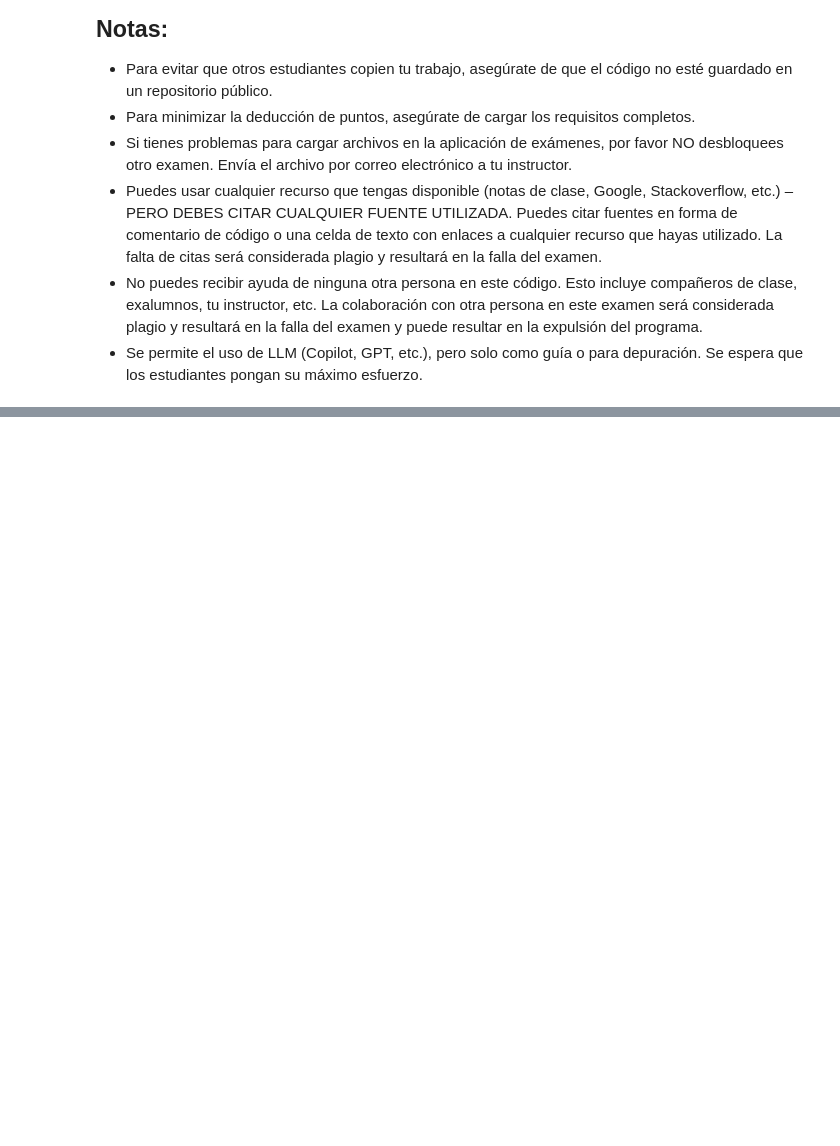
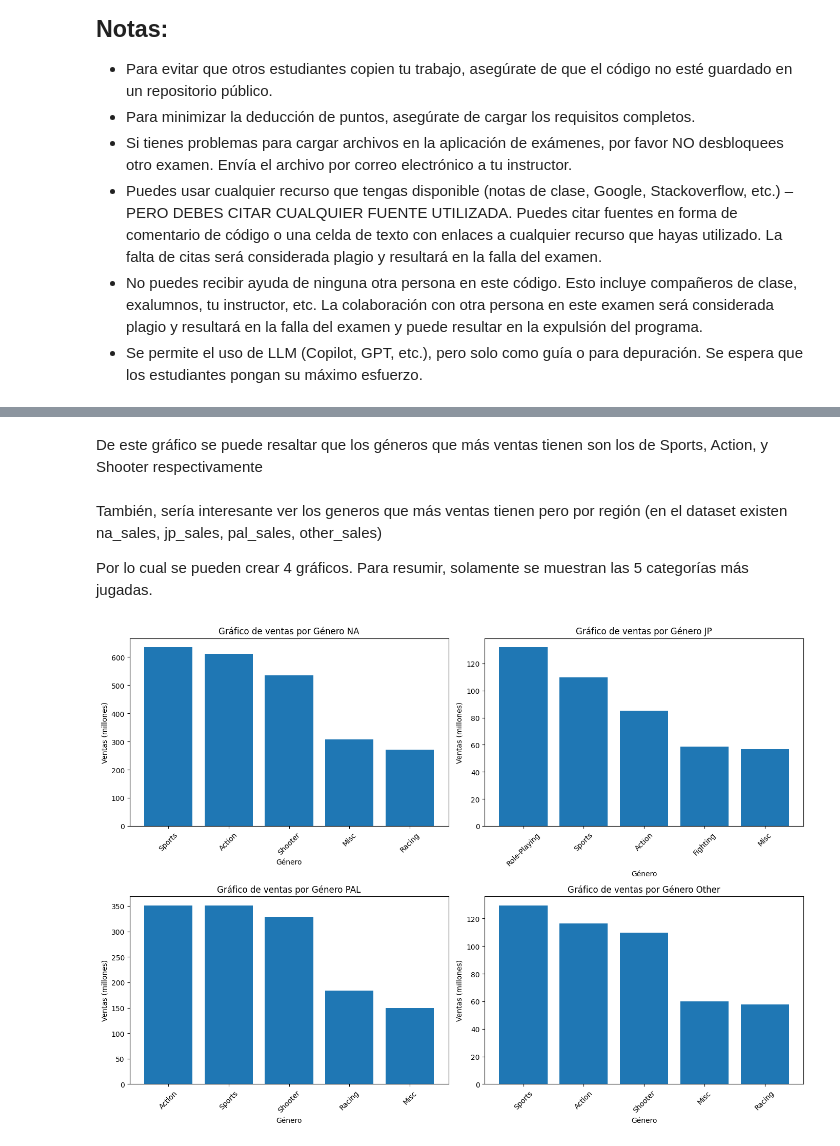
Before and after one commit to dmnunez1993/version-f-analisis-de-ventas-de-videojuegos-2024-examen, a Jupyter notebook: notebooks/exploracion-analisis-de-ventas-de-videojuegos-2024.ipynb, the cells around one changed output, grey strips where cells are left out. Cells and saved outputs as stored; diff of their text form; code cells hidden in the pictures; blank space fills up the shorter version.

```diff
--- a/notebooks/exploracion-analisis-de-ventas-de-videojuegos-2024.ipynb
+++ b/notebooks/exploracion-analisis-de-ventas-de-videojuegos-2024.ipynb
@@ -47,0 +494,62 @@ El dataset puede ser encontrado aquí: https://www.kaggle.com/datasets/asaniczka
+# %% [markdown]
+De este gráfico se puede resaltar que los géneros que más ventas tienen son los de Sports, Action, y Shooter respectivamente
+# %% [markdown]
+También, sería interesante ver los generos que más ventas tienen pero por región (en el dataset existen na_sales, jp_sales, pal_sales, other_sales)
+
+Por lo cual se pueden crear 4 gráficos. Para resumir, solamente se muestran las 5 categorías más jugadas.
+# %%
+df_categorias_na_agrupadas = df.groupby("genre")["na_sales_millions"].agg("sum").reset_index().sort_values("na_sales_millions", ascending=False)
+generos_na = df_categorias_na_agrupadas["genre"][:5]
+ventas_na = df_categorias_na_agrupadas["na_sales_millions"][:5]
+
+df_categorias_jp_agrupadas = df.groupby("genre")["jp_sales_millions"].agg("sum").reset_index().sort_values("jp_sales_millions", ascending=False)
+generos_jp = df_categorias_jp_agrupadas["genre"][:5]
+ventas_jp = df_categorias_jp_agrupadas["jp_sales_millions"][:5]
+
+df_categorias_pal_agrupadas = df.groupby("genre")["pal_sales_millions"].agg("sum").reset_index().sort_values("pal_sales_millions", ascending=False)
+generos_pal = df_categorias_pal_agrupadas["genre"][:5]
+ventas_pal = df_categorias_pal_agrupadas["pal_sales_millions"][:5]
+
+df_categorias_other_agrupadas = df.groupby("genre")["other_sales_millions"].agg("sum").reset_index().sort_values("other_sales_millions", ascending=False)
+generos_other = df_categorias_other_agrupadas["genre"][:5]
+ventas_other = df_categorias_other_agrupadas["other_sales_millions"][:5]
+
+# Crear cuadrícula de axes: https://stackoverflow.com/a/31728991
+fig, axes = plt.subplots(nrows=2, ncols=2, figsize=(14, 10))
+
+ax1 = axes[0][0]
+
+ax1.bar(generos_na, ventas_na)
+ax1.set_title("Gráfico de ventas por Género NA")
+ax1.set_xlabel("Género")
+ax1.set_ylabel("Ventas (millones)")
+ax1.tick_params(axis='x', labelrotation=45)
+
+ax2 = axes[0][1]
+
+ax2.bar(generos_jp, ventas_jp)
+ax2.set_title("Gráfico de ventas por Género JP")
+ax2.set_xlabel("Género")
+ax2.set_ylabel("Ventas (millones)")
+ax2.tick_params(axis='x', labelrotation=45)
+
+ax3 = axes[1][0]
+
+ax3.bar(generos_pal, ventas_pal)
+ax3.set_title("Gráfico de ventas por Género PAL")
+ax3.set_xlabel("Género")
+ax3.set_ylabel("Ventas (millones)")
+ax3.tick_params(axis='x', labelrotation=45)
+
+ax4 = axes[1][1]
+
+ax4.bar(generos_other, ventas_other)
+ax4.set_title("Gráfico de ventas por Género Other")
+ax4.set_xlabel("Género")
+ax4.set_ylabel("Ventas (millones)")
+ax4.tick_params(axis='x', labelrotation=45)
+
+plt.tight_layout()
+plt.show()
+# %% [output]
+[figure, added]
```
Also changed, not shown: parts of 43 cells of this notebook, 2 other files.
